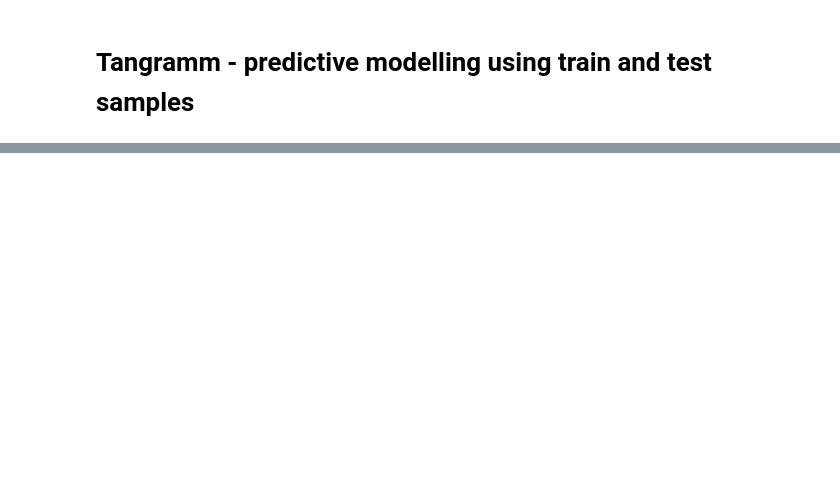
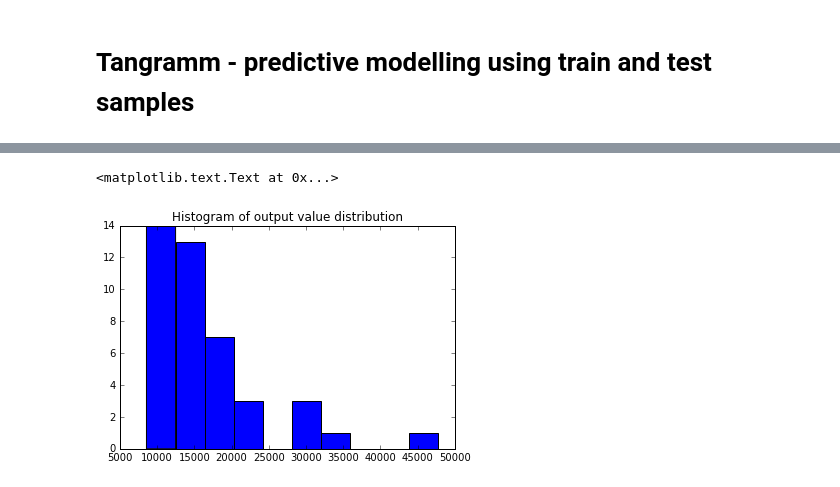
Before and after one commit to AnnaDS/tangramm, a Jupyter notebook: ipython_notebook.ipynb, the cells around one changed output, grey strips where cells are left out. Cells and saved outputs as stored; diff of their text form; code cells hidden in the pictures; blank space fills up the shorter version.

```diff
--- a/ipython_notebook.ipynb
+++ b/ipython_notebook.ipynb
@@ -372,0 +253,6 @@ s1.score(np.rot90(kmeans2.cluster_centers_), y_test)
+# %%
+plt.hist(y_train)
+plt.title("Histogram of output value distribution")
+# %% [output]
+<matplotlib.text.Text at 0x...>
+[figure, added]
```
Also changed, not shown: parts of 35 cells of this notebook, 1 other file.
